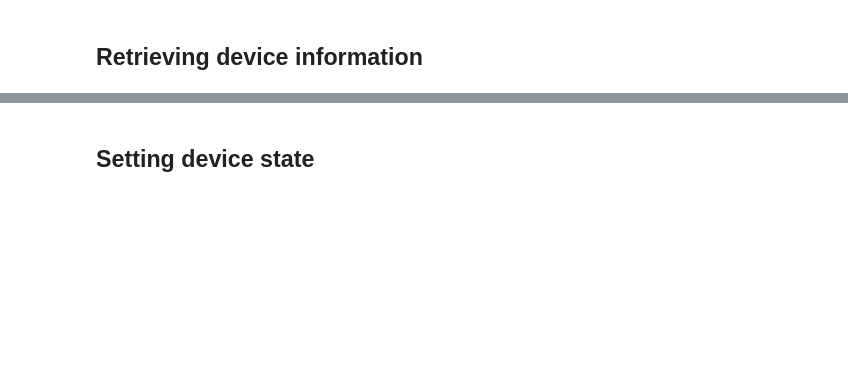
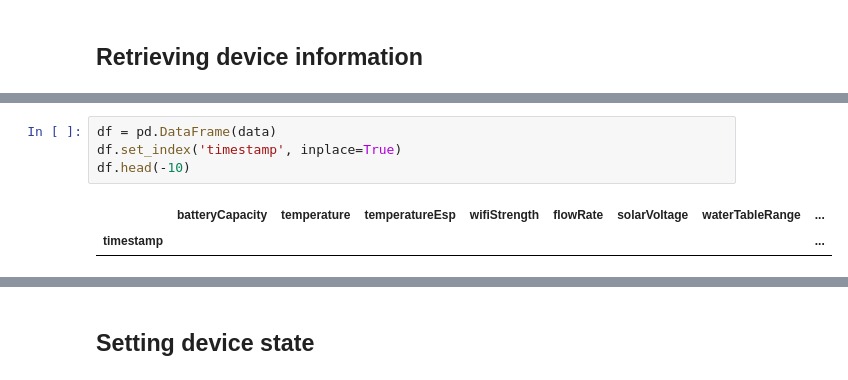
Before and after one commit to boum-garden/sdk, a Jupyter notebook: doc/boum-sdk-demo.ipynb, the cells around one changed output, grey strips where cells are left out. Cells and saved outputs as stored; diff of their text form; blank space fills up the shorter version.

```diff
--- a/doc/boum-sdk-demo.ipynb
+++ b/doc/boum-sdk-demo.ipynb
@@ -47,0 +52,7 @@ DeviceStateModel(refill_time=datetime.time(2, 53),
+# %%
+df = pd.DataFrame(data)
+df.set_index('timestamp', inplace=True)
+df.head(-10)
+# %% [output]
+|  | batteryCapacity | temperature | temperatureEsp | wifiStrength | flowRate | solarVoltage | waterTableRange | ... |
+| timestamp |  |  |  |  |  |  |  | ... |
```
Also changed, not shown: parts of 14 cells of this notebook, 11 other files.
